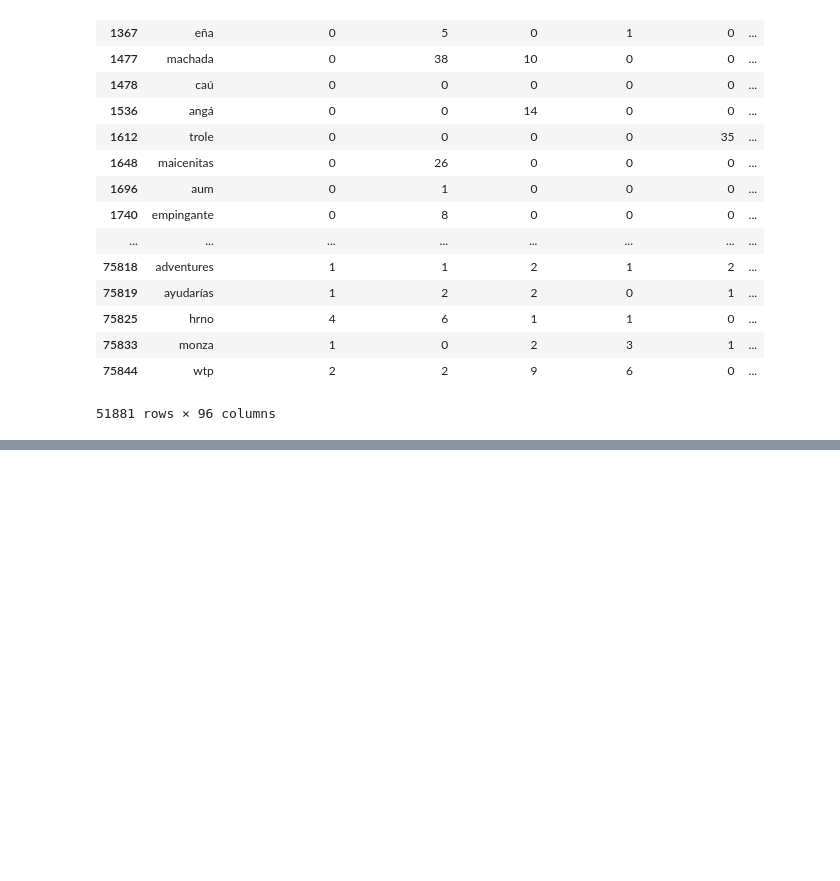
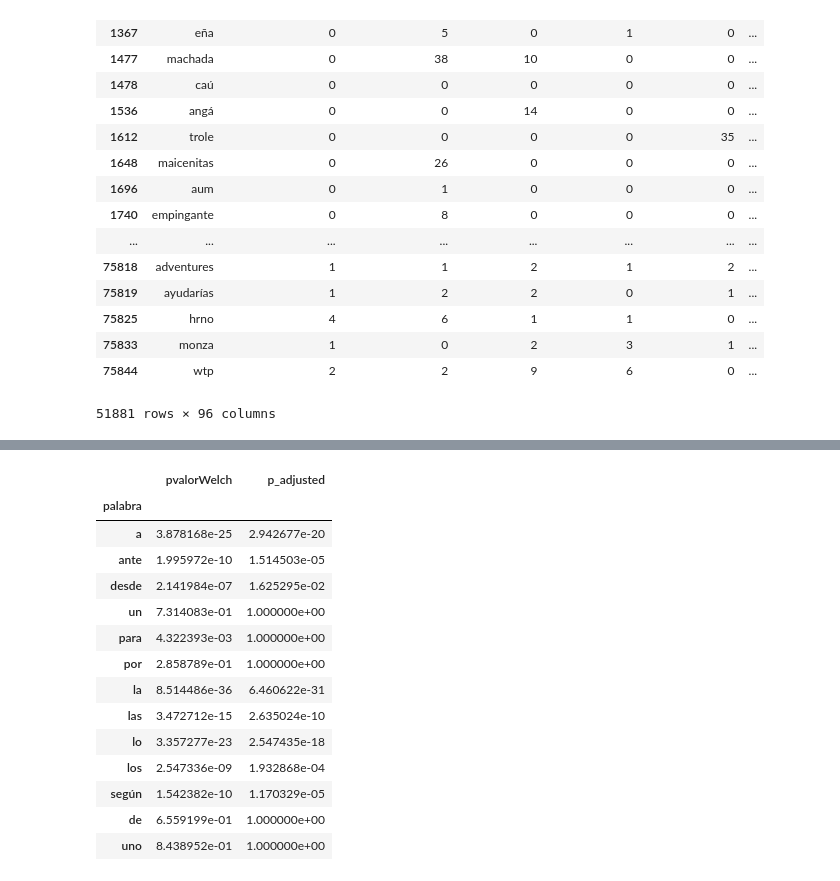
Before and after one commit to daleman/tesis, a Jupyter notebook: bootstrap.ipynb, the cells around one changed output, grey strips where cells are left out. Cells and saved outputs as stored; diff of their text form; code cells hidden in the pictures; blank space fills up the shorter version.

```diff
--- a/bootstrap.ipynb
+++ b/bootstrap.ipynb
@@ -480,0 +548,19 @@ df[pd.isnull(df.pvalor)]
+# %%
+palabras = ["a","ante","desde","un","para","por","la","las","lo","los","según","de","uno"]
+df.loc[palabras]
+# %% [output]
+|  | pvalorWelch | p_adjusted |
+| palabra |  |  |
+| a | 3.878168e-25 | 2.942677e-20 |
+| ante | 1.995972e-10 | 1.514503e-05 |
+| desde | 2.141984e-07 | 1.625295e-02 |
+| un | 7.314083e-01 | 1.000000e+00 |
+| para | 4.322393e-03 | 1.000000e+00 |
+| por | 2.858789e-01 | 1.000000e+00 |
+| la | 8.514486e-36 | 6.460622e-31 |
+| las | 3.472712e-15 | 2.635024e-10 |
+| lo | 3.357277e-23 | 2.547435e-18 |
+| los | 2.547336e-09 | 1.932868e-04 |
+| según | 1.542382e-10 | 1.170329e-05 |
+| de | 6.559199e-01 | 1.000000e+00 |
+| uno | 8.438952e-01 | 1.000000e+00 |
```
Also changed, not shown: parts of 15 cells of this notebook, 2 other files.
